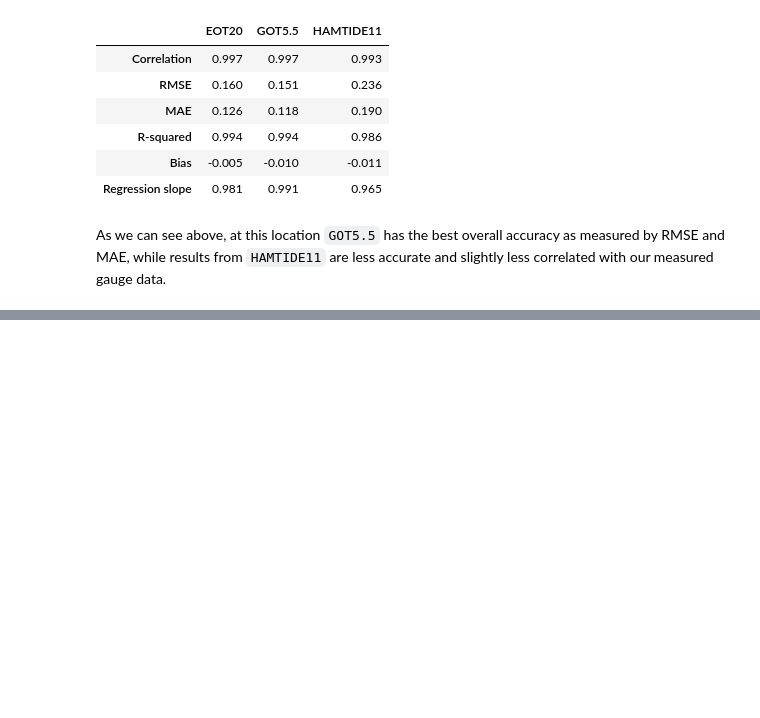
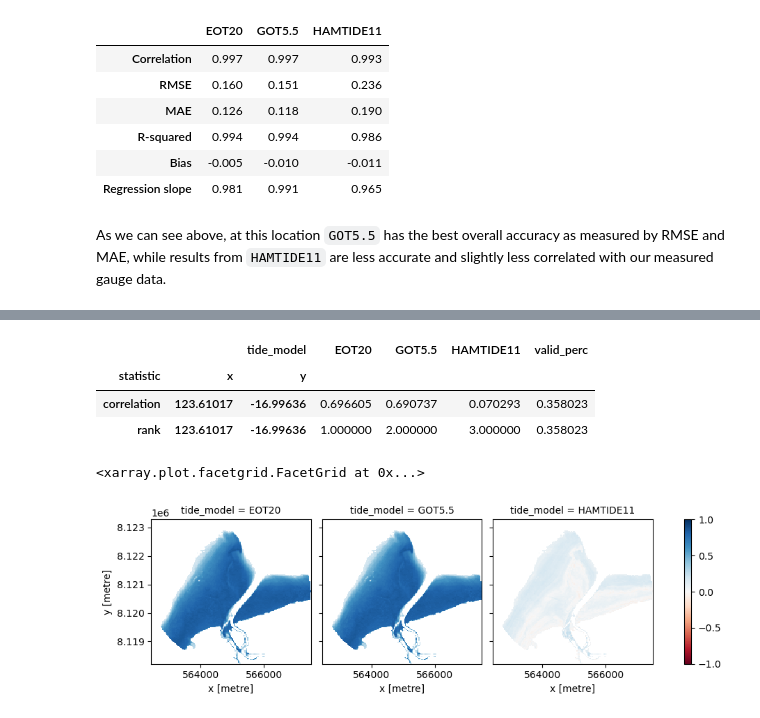
Before and after one commit to GeoscienceAustralia/eo-tides, a Jupyter notebook: docs/notebooks/Validating_tides.ipynb, the cells around one changed output, grey strips where cells are left out. Cells and saved outputs as stored; diff of their text form; code cells hidden in the pictures; blank space fills up the shorter version.

Commit message:
Update validation notebook

```diff
--- a/docs/notebooks/Validating_tides.ipynb
+++ b/docs/notebooks/Validating_tides.ipynb
@@ -200,0 +205,13 @@ As we can see above, at this location `GOT5.5` has the best overall accuracy as
+# %%
+from dask.distributed import Client
+
+from eo_tides.validation import ndwi_tide_corr
+
+# Launch dask cluster
+client = Client()
+display(client)
+
+y, x = -16.99636, 123.61017
+directory = "../../tests/data/tide_models/"
+
+corr_df, corr_da = ndwi_tide_corr(x=x, y=y, directory=directory)
@@ -200,0 +225,12 @@ As we can see above, at this location `GOT5.5` has the best overall accuracy as
+# %%
+corr_df
+# %% [output]
+|  |  | tide_model | EOT20 | GOT5.5 | HAMTIDE11 | valid_perc |
+| statistic | x | y |  |  |  |  |
+| correlation | 123.61017 | -16.99636 | 0.696605 | 0.690737 | 0.070293 | 0.358023 |
+| rank | 123.61017 | -16.99636 | 1.000000 | 2.000000 | 3.000000 | 0.358023 |
+# %%
+corr_da.plot.imshow(col="tide_model", cmap="RdBu", vmin=-1, vmax=1)
+# %% [output]
+<xarray.plot.facetgrid.FacetGrid at 0x...>
+[figure, added]
```
Also changed, not shown: parts of 6 cells of this notebook.
